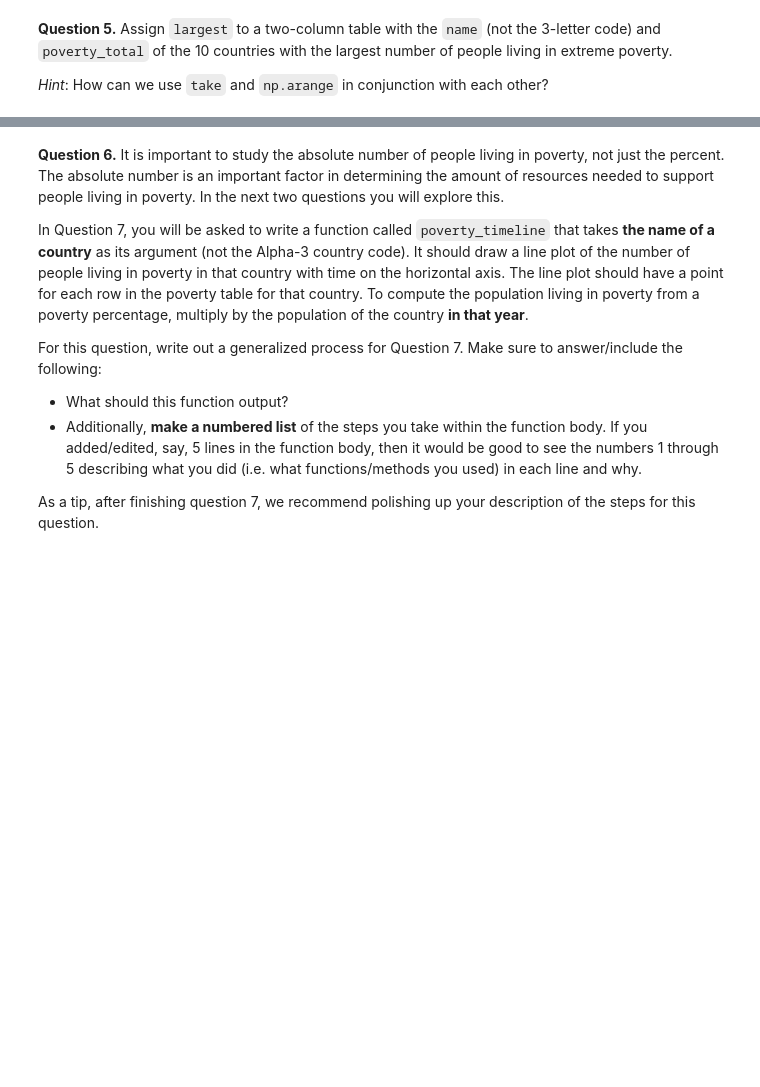
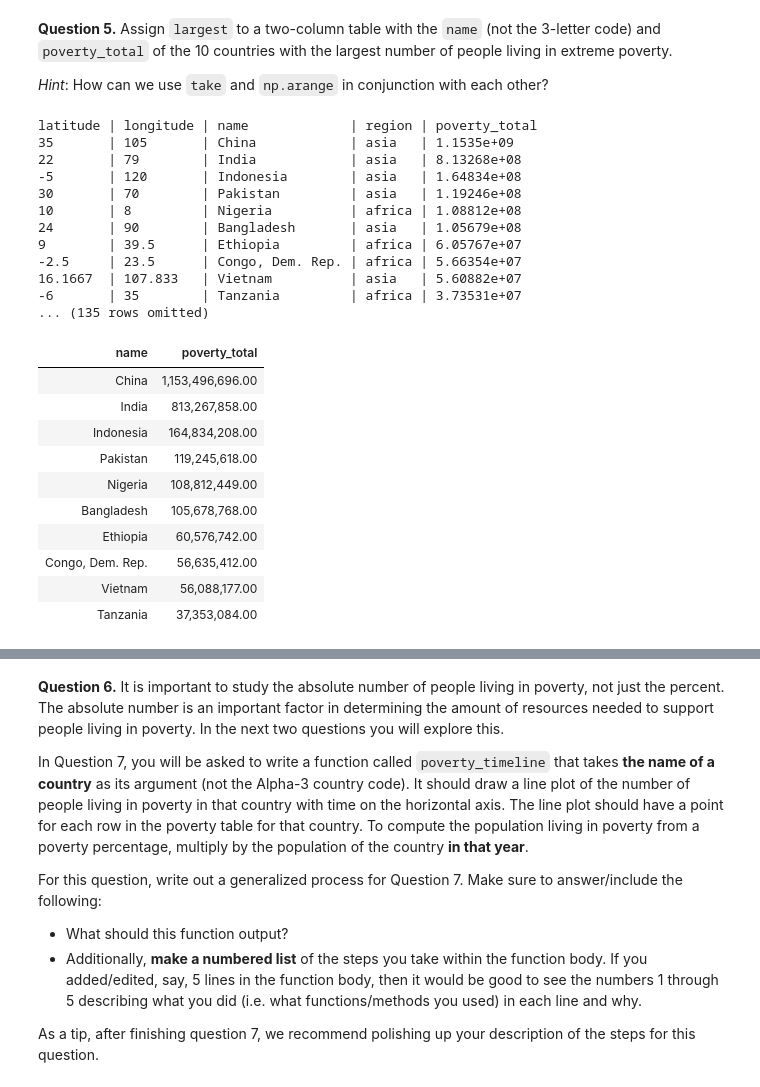
Before and after one commit to bencump/Intro_DataAnalytics, a Jupyter notebook: project1/project1.ipynb, the cells around one changed output, grey strips where cells are left out. Cells and saved outputs as stored; diff of their text form; code cells hidden in the pictures; blank space fills up the shorter version.

```diff
--- a/project1/project1.ipynb
+++ b/project1/project1.ipynb
@@ -671,2 +732,36 @@ largest.set_format('poverty_total', NumberFormatter)
+# %%
+country = []
+topPoverty = []
+sortPoverty = poverty_map.sort("poverty_total", descending=True)
+print(sortPoverty)
+for i in range(10):
+    topPoverty.append(sortPoverty.column("poverty_total").item(i))
+    country.append(sortPoverty.column("name").item(i))
+largest = Table().with_columns("name", country, "poverty_total", topPoverty)
+largest.set_format('poverty_total', NumberFormatter)
+# %% [output]
+latitude | longitude | name             | region | poverty_total
+35       | 105       | China            | asia   | 1.1535e+09
+22       | 79        | India            | asia   | 8.13268e+08
+-5       | 120       | Indonesia        | asia   | 1.64834e+08
+30       | 70        | Pakistan         | asia   | 1.19246e+08
+10       | 8         | Nigeria          | africa | 1.08812e+08
+24       | 90        | Bangladesh       | asia   | 1.05679e+08
+9        | 39.5      | Ethiopia         | africa | 6.05767e+07
+-2.5     | 23.5      | Congo, Dem. Rep. | africa | 5.66354e+07
+16.1667  | 107.833   | Vietnam          | asia   | 5.60882e+07
+-6       | 35        | Tanzania         | africa | 3.73531e+07
+... (135 rows omitted)
+| name | poverty_total |
+| China | 1,153,496,696.00 |
+| India | 813,267,858.00 |
+| Indonesia | 164,834,208.00 |
+| Pakistan | 119,245,618.00 |
+| Nigeria | 108,812,449.00 |
+| Bangladesh | 105,678,768.00 |
+| Ethiopia | 60,576,742.00 |
+| Congo, Dem. Rep. | 56,635,412.00 |
+| Vietnam | 56,088,177.00 |
+| Tanzania | 37,353,084.00 |
 # %%
 grader.check("q2_5")
```
Also changed, not shown: parts of 16 cells of this notebook, 1 other file.
